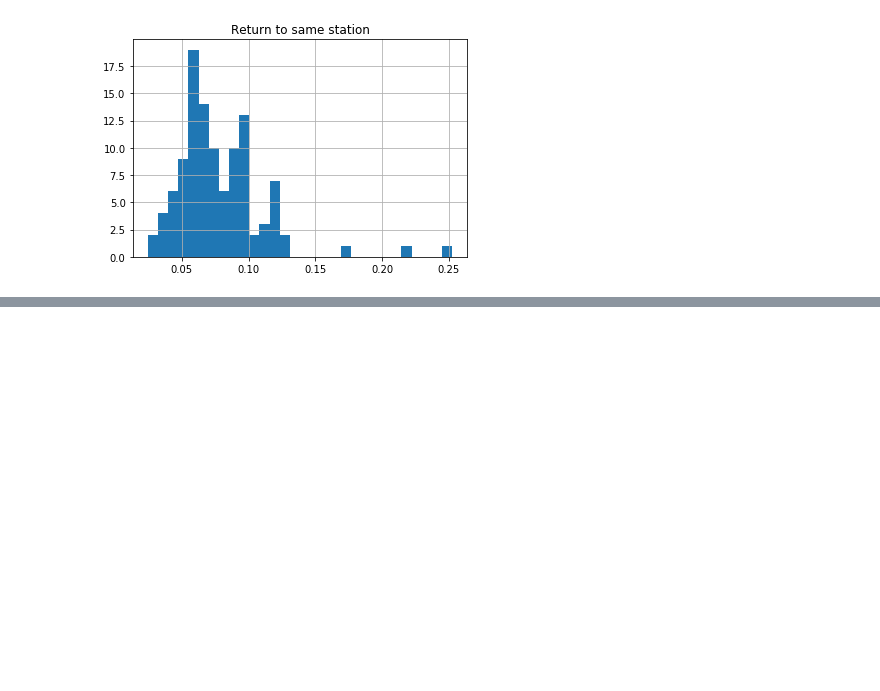
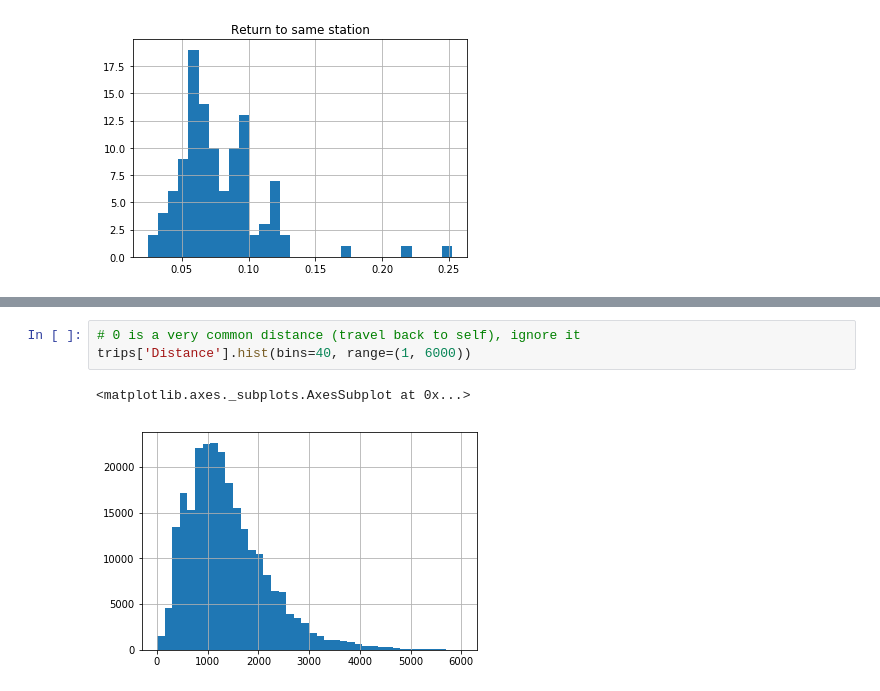
Before and after one commit to jonnor/bike-sharing-oslo, a Jupyter notebook: Oslo.ipynb, the cells around one changed output, grey strips where cells are left out. Saved outputs shown, nothing was run; the diff lists cells and outputs as text; blank space fills up the shorter version.

```diff
--- a/Oslo.ipynb
+++ b/Oslo.ipynb
@@ -245,0 +277,6 @@ subs[:5]
+# %%
+# 0 is a very common distance (travel back to self), ignore it
+trips['Distance'].hist(bins=40, range=(1, 6000))
+# %% [output]
+<matplotlib.axes._subplots.AxesSubplot at 0x...>
+[figure, added]
```
Also changed, not shown: parts of 18 cells of this notebook, 1 other file.
